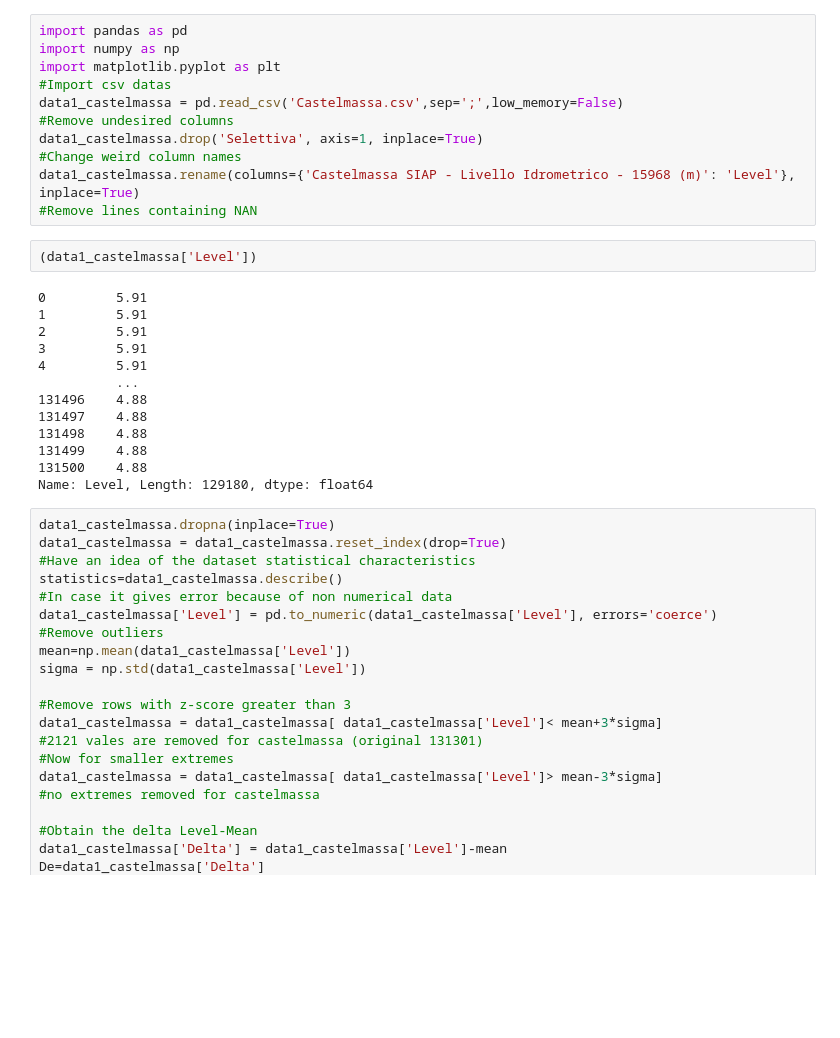
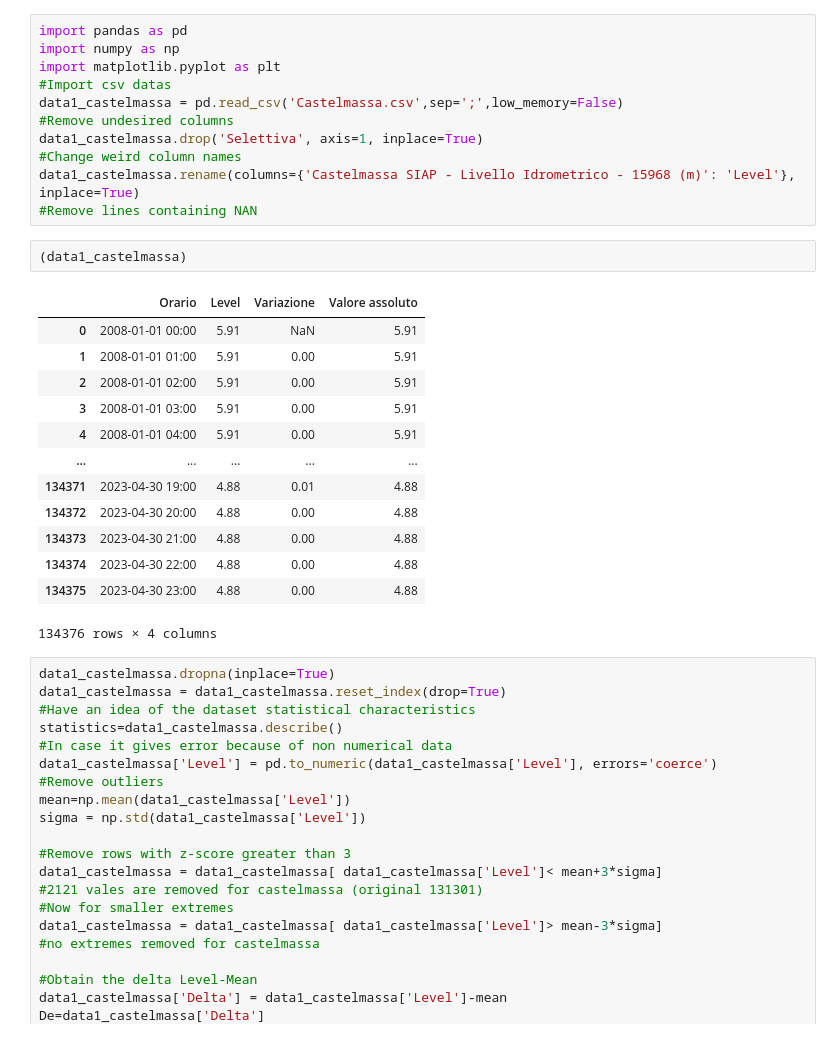
Before and after one commit to lorenzoferrara/climate-change, a Jupyter notebook: Dati_po/fiume_po.ipynb, the cells around one changed output. Saved outputs shown, nothing was run; the diff lists cells and outputs as text; blank space fills up the shorter version.

```diff
--- a/Dati_po/fiume_po.ipynb
+++ b/Dati_po/fiume_po.ipynb
@@ -9,21 +9,22 @@ data1_castelmassa.drop('Selettiva', axis=1, inplace=True)
 #Change weird column names
 data1_castelmassa.rename(columns={'Castelmassa SIAP - Livello Idrometrico - 15968 (m)': 'Level'}, inplace=True)
 #Remove lines containing NAN
-# %%
-(data1_castelmassa['Level'])
-# %% [output]
-0         5.91
-1         5.91
-2         5.91
-3         5.91
-4         5.91
-          ...
-131496    4.88
-131497    4.88
-131498    4.88
-131499    4.88
-131500    4.88
-Name: Level, Length: 129180, dtype: float64
+# %%
+(data1_castelmassa)
+# %% [output]
+|  | Orario | Level | Variazione | Valore assoluto |
+| 0 | 2008-01-01 00:00 | 5.91 | NaN | 5.91 |
+| 1 | 2008-01-01 01:00 | 5.91 | 0.00 | 5.91 |
+| 2 | 2008-01-01 02:00 | 5.91 | 0.00 | 5.91 |
+| 3 | 2008-01-01 03:00 | 5.91 | 0.00 | 5.91 |
+| 4 | 2008-01-01 04:00 | 5.91 | 0.00 | 5.91 |
+| ... | ... | ... | ... | ... |
+| 134371 | 2023-04-30 19:00 | 4.88 | 0.01 | 4.88 |
+| 134372 | 2023-04-30 20:00 | 4.88 | 0.00 | 4.88 |
+| 134373 | 2023-04-30 21:00 | 4.88 | 0.00 | 4.88 |
+| 134374 | 2023-04-30 22:00 | 4.88 | 0.00 | 4.88 |
+| 134375 | 2023-04-30 23:00 | 4.88 | 0.00 | 4.88 |
+134376 rows × 4 columns
 # %%
 data1_castelmassa.dropna(inplace=True)
 data1_castelmassa = data1_castelmassa.reset_index(drop=True)
```
Also changed, not shown: parts of 7 cells of this notebook, 3 other files.
